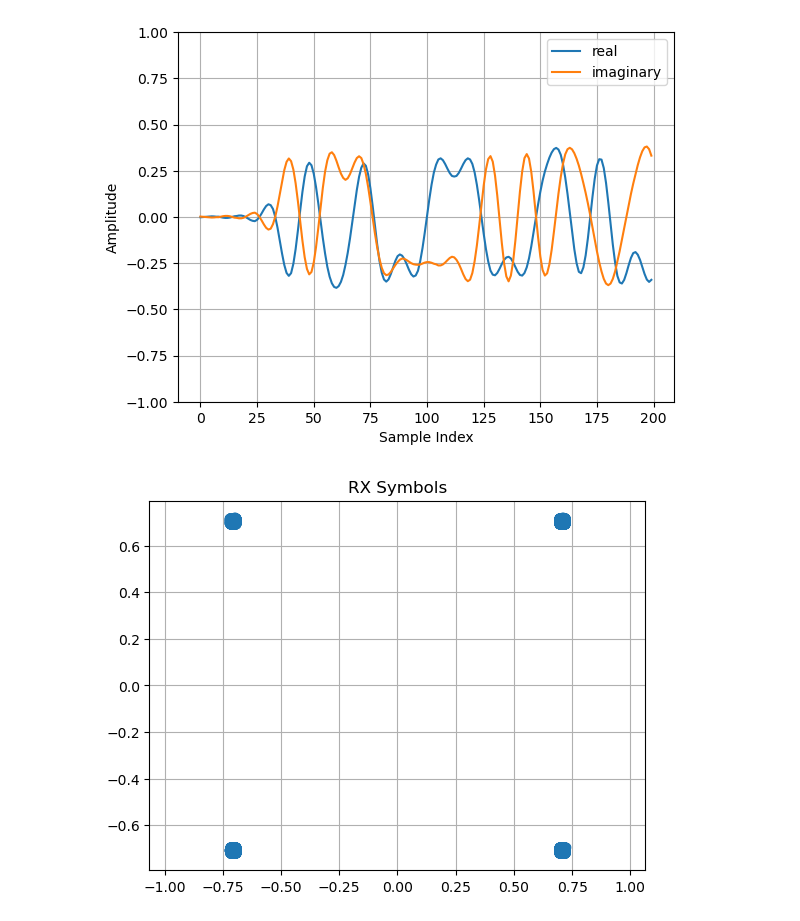
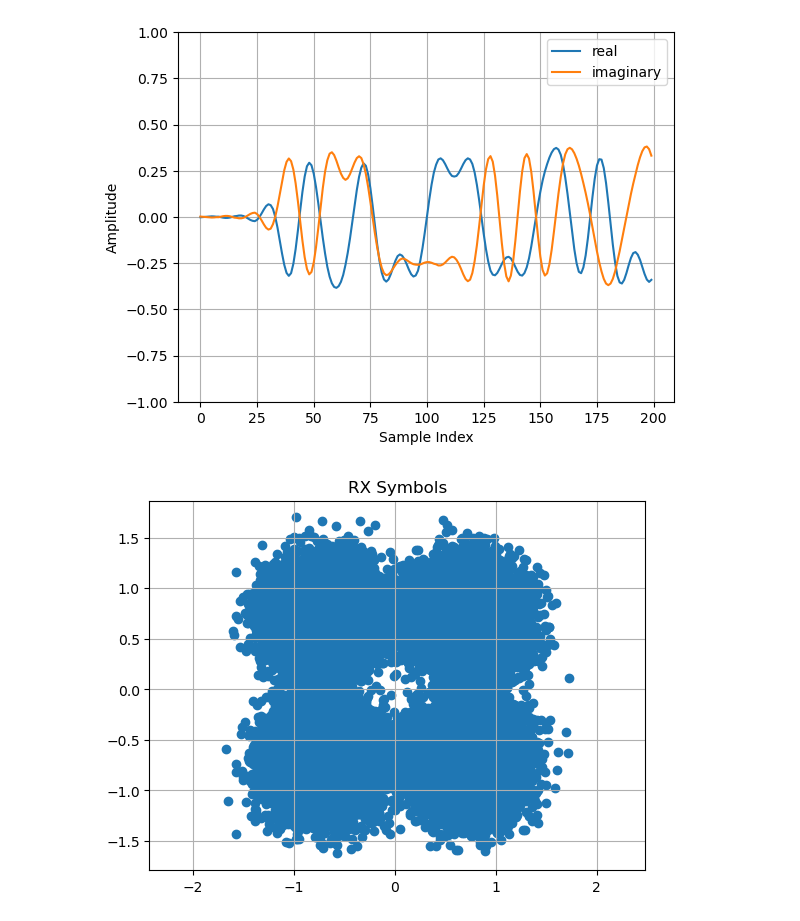
Before and after one commit to Jangranik/SDR-Transceiver, a Jupyter notebook: Code/Protocol.ipynb, the cells around one changed output. Cells and saved outputs as stored; diff of their text form; code cells hidden in the pictures.

Commit message:
Noise Added

```diff
--- a/Code/Protocol.ipynb
+++ b/Code/Protocol.ipynb
@@ -2,13 +2,19 @@
 # Parameters
 import numpy as np
 import matplotlib.pyplot as plt
+from scipy.special import erfc
 
 samples_per_symbol = 8
 rolloff = 0.35
 filter_span = 10
 
+db = np.arange(-1,8)
+Ebn0_linear = 10 ** (db / 10)
+
 rng = np.random.default_rng(seed=42)
 bits = rng.integers(0, 2, size = 100000)
+
+
 # Transmitter
 pairs = bits.reshape(-1, 2)
 signed_pairs = 1 - 2 * pairs
@@ -19,21 +25,6 @@ QPSK_mapped = (pairs_right + 1j * pairs_left) / np.sqrt(2)
 
 QPSK_upsampled = np.zeros(samples_per_symbol * QPSK_mapped.size, dtype=complex)
 QPSK_upsampled[::samples_per_symbol] = QPSK_mapped
-
-# Channel
-
-
-
-# Receiver
-def demapper(mapped_symbols):
-    real_nums = mapped_symbols.real
-    imaginary_nums = mapped_symbols.imag
-
-    first_bit = (imaginary_nums < 0).astype(int)
-    second_bit = (real_nums < 0).astype(int)
-    demapped = np.column_stack((first_bit, second_bit))
-    demapped_bits = demapped.flatten()
-    return demapped_bits
 
 def RRC(sps, roll_off, span):
     half_span = span // 2
@@ -54,15 +45,71 @@ def RRC(sps, roll_off, span):
 
 taps = RRC(samples_per_symbol, rolloff, filter_span)
 filtered = np.convolve(taps, QPSK_upsampled)
-received = filtered
+
+# Channel
+noise_rng = np.random.default_rng(seed=1)
+
+def sweep(filt, Ebn0, tps, og_bits, sps, nrng, num_symbols):
+    Ebn0_lin = 10 ** (Ebn0 / 10)
+    variance = 1 / (2 * Ebn0_lin)
+    stdev = np.sqrt(variance/2)
+
+
+    real_noise = stdev * nrng.standard_normal(filt.size)
+    imaginary_noise = stdev * nrng.standard_normal(filt.size)
+    noise = real_noise + 1j * imaginary_noise
+    received = filt + noise
+    matched = np.convolve(received, tps)
+    rx_symbols = matched[len(tps) - 1::sps][:num_symbols]
+    demapped = demapper(rx_symbols)
+    error_count = np.count_nonzero(demapped != og_bits)
+    ber = error_count / og_bits.size
+    return ber
+
+ber_array = np.array([])
+for dB in range(0, 9):
+    ber_num = sweep(filtered, dB, taps, bits, samples_per_symbol, noise_rng, QPSK_mapped.size)
+    ber_array = np.append(ber_array, ber_num)
+
+theory_DB = np.linspace(0, 8, 81)
+theory_Ebn0 = 10 ** (theory_DB / 10)
+theoretical_ber = 0.5 * erfc(np.sqrt(theory_Ebn0))
+
+# Receiver
+def demapper(mapped_symbols):
+    real_nums = mapped_symbols.real
+    imaginary_nums = mapped_symbols.imag
+
+    first_bit = (imaginary_nums < 0).astype(int)
+    second_bit = (real_nums < 0).astype(int)
+    demapped = np.column_stack((first_bit, second_bit))
+    demapped_bits = demapped.flatten()
+    return demapped_bits
+
 matched = np.convolve(received, taps)
-rx_symbols = matched[80::samples_per_symbol][:QPSK_mapped.size]
-print(demapper(rx_symbols))
+rx_symbols = matched[len(taps) - 1::samples_per_symbol][:QPSK_mapped.size]
+demapped = demapper(rx_symbols)
+print(demapped)
 print(bits)
+
+error_count = np.count_nonzero(demapped != bits)
+ber = error_count / bits.size
+print(np.var(noise))
+print("Error Count After Noise: ", error_count)
+print("BER: ", ber)
 
 # Plots
 expected_len = filter_span * samples_per_symbol + 1
 center = len(taps) // 2
+
+noise_matched = np.convolve(noise, taps)
+noise_samples = noise_matched[len(taps) - 1::samples_per_symbol][:QPSK_mapped.size]
+print("Noise variance in: ", np.var(noise))
+print("Noise variance out:", np.var(noise_samples), "| expected about:", variance)
+
+signal_matched = np.convolve(filtered, taps)
+signal_samples = signal_matched[len(taps) - 1::samples_per_symbol][:QPSK_mapped.size]
+print("Mean signal magnitude:", np.mean(np.abs(signal_samples)), "| expected about: 1.0")
 
 #Basic shape and values of RRC
 print("Length:", len(taps), "| expected:", expected_len)
@@ -120,6 +167,15 @@ match_reshaped = match_slice.reshape(-1, 2 * samples_per_symbol)
 plots[1].set_title('After Matched Filter')
 plots[1].plot(match_reshaped.T)
 plt.show()
+
+plt.semilogy(range(0,9), ber_array, 'o', label="Real")
+plt.semilogy(theory_DB, theoretical_ber, label="Theory")
+plt.xlabel("Eb/N0 (dB)")
+plt.ylabel("Bit Error Rate")
+plt.title("QPSK BER: simulated vs theory")
+plt.grid(True, which='both')
+plt.legend()
+plt.show()
 # %% [output]
 [0 1 1 ... 1 0 1]
 [0 1 1 ... 1 0 1]
@@ -136,2 +198,2 @@ Biggest Difference:  0.019330036865469875
 [figure]
-[figure, old version]
+[figure, new version]
```
Also changed, not shown: parts of 1 cell of this notebook.
